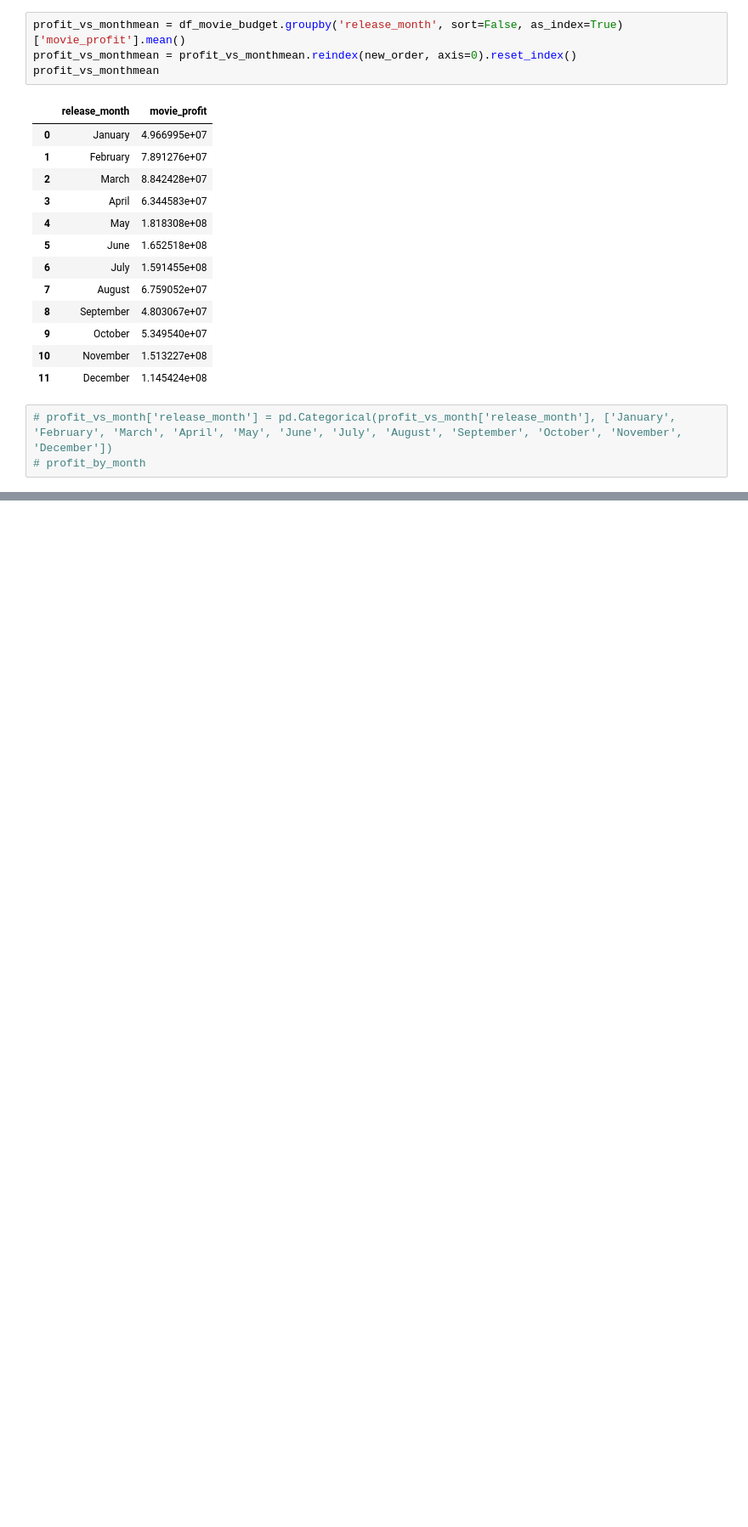
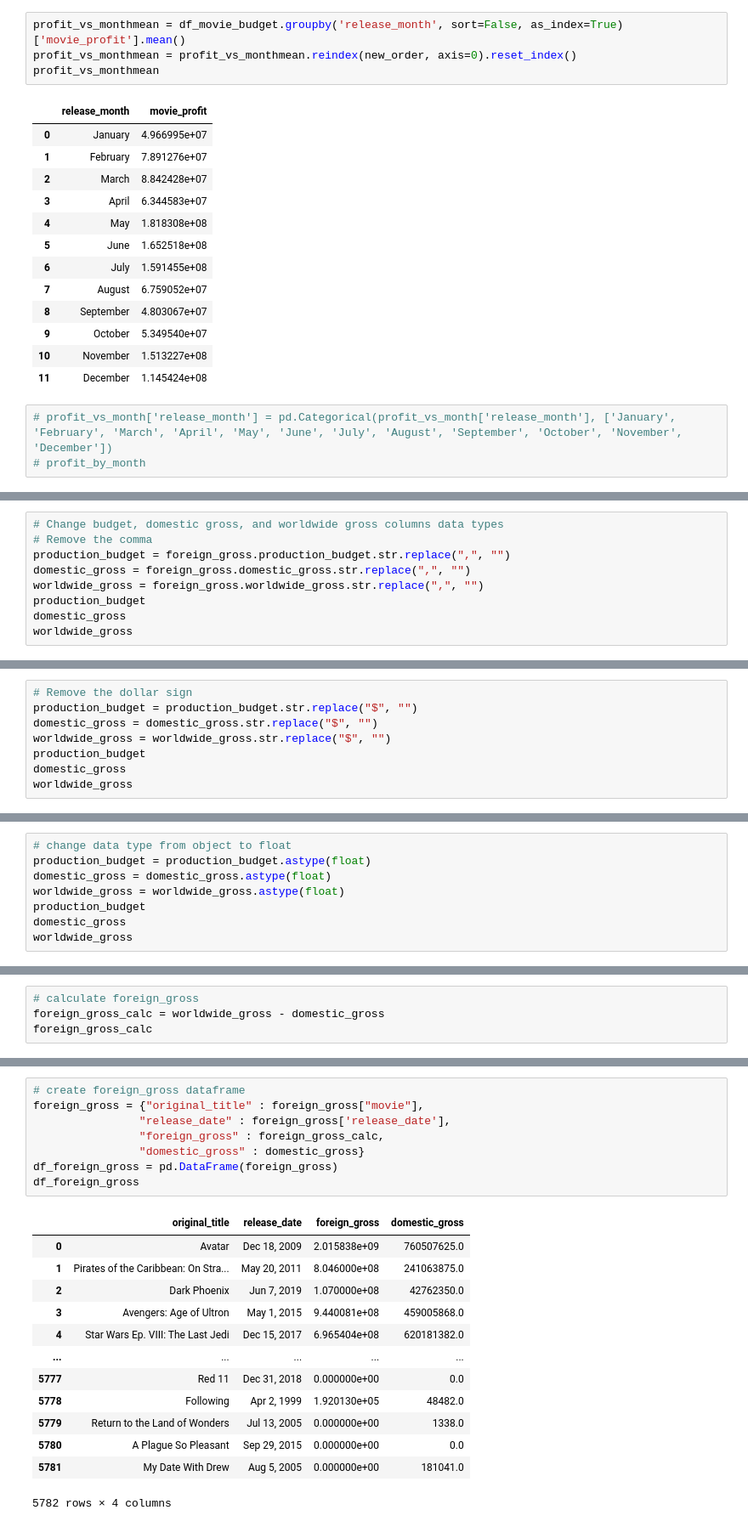
Before and after one commit to sumed-h/microsoft-studio-movie-analysis, a Jupyter notebook: Group_4_Notebook_FINAL.ipynb, the cells around one changed output, grey strips where cells are left out. Shown at 85% size. Cells and saved outputs as stored; diff of their text form; blank space fills up the shorter version.

```diff
--- a/Group_4_Notebook_FINAL.ipynb
+++ b/Group_4_Notebook_FINAL.ipynb
@@ -1037,0 +1098,9 @@ profit_vs_monthmean
+# %%
+# Change budget, domestic gross, and worldwide gross columns data types
+# Remove the comma
+production_budget = foreign_gross.production_budget.str.replace(",", "")
+domestic_gross = foreign_gross.domestic_gross.str.replace(",", "")
+worldwide_gross = foreign_gross.worldwide_gross.str.replace(",", "")
+production_budget
+domestic_gross
+worldwide_gross
@@ -1037,0 +1120,8 @@ profit_vs_monthmean
+# %%
+# Remove the dollar sign
+production_budget = production_budget.str.replace("$", "")
+domestic_gross = domestic_gross.str.replace("$", "")
+worldwide_gross = worldwide_gross.str.replace("$", "")
+production_budget
+domestic_gross
+worldwide_gross
@@ -1037,0 +1141,8 @@ profit_vs_monthmean
+# %%
+# change data type from object to float
+production_budget = production_budget.astype(float)
+domestic_gross = domestic_gross.astype(float)
+worldwide_gross = worldwide_gross.astype(float)
+production_budget
+domestic_gross
+worldwide_gross
@@ -1037,0 +1162,4 @@ profit_vs_monthmean
+# %%
+# calculate foreign_gross
+foreign_gross_calc = worldwide_gross - domestic_gross
+foreign_gross_calc
@@ -1037,0 +1179,22 @@ profit_vs_monthmean
+# %%
+# create foreign_gross dataframe
+foreign_gross = {"original_title" : foreign_gross["movie"],
+                "release_date" : foreign_gross['release_date'],
+                "foreign_gross" : foreign_gross_calc,
+                "domestic_gross" : domestic_gross}
+df_foreign_gross = pd.DataFrame(foreign_gross)
+df_foreign_gross
+# %% [output]
+|  | original_title | release_date | foreign_gross | domestic_gross |
+| 0 | Avatar | Dec 18, 2009 | 2.015838e+09 | 760507625.0 |
+| 1 | Pirates of the Caribbean: On Stra... | May 20, 2011 | 8.046000e+08 | 241063875.0 |
+| 2 | Dark Phoenix | Jun 7, 2019 | 1.070000e+08 | 42762350.0 |
+| 3 | Avengers: Age of Ultron | May 1, 2015 | 9.440081e+08 | 459005868.0 |
+| 4 | Star Wars Ep. VIII: The Last Jedi | Dec 15, 2017 | 6.965404e+08 | 620181382.0 |
+| ... | ... | ... | ... | ... |
+| 5777 | Red 11 | Dec 31, 2018 | 0.000000e+00 | 0.0 |
+| 5778 | Following | Apr 2, 1999 | 1.920130e+05 | 48482.0 |
+| 5779 | Return to the Land of Wonders | Jul 13, 2005 | 0.000000e+00 | 1338.0 |
+| 5780 | A Plague So Pleasant | Sep 29, 2015 | 0.000000e+00 | 0.0 |
+| 5781 | My Date With Drew | Aug 5, 2005 | 0.000000e+00 | 181041.0 |
+5782 rows × 4 columns
```
Also changed, not shown: parts of 47 cells of this notebook, 3 other files.
